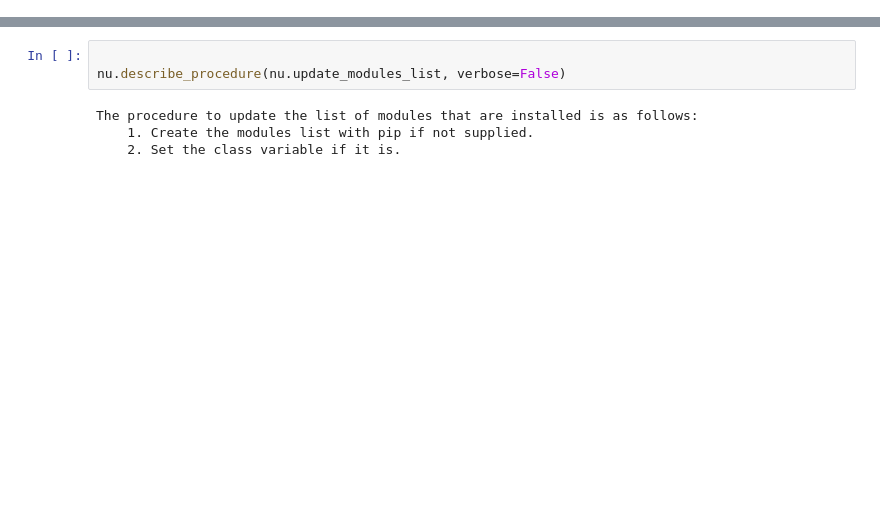
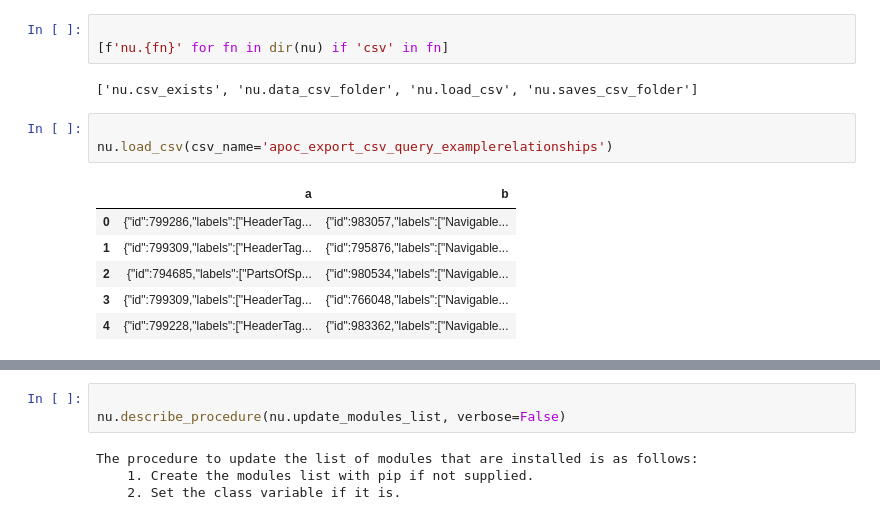
Before and after one commit to dbabbitt/job-hunting, a Jupyter notebook: ipynb/OS Path Navigation.ipynb, the cells around one changed output, grey strips where cells are left out. Saved outputs shown, nothing was run; the diff lists cells and outputs as text; blank space fills up the shorter version.

```diff
--- a/ipynb/OS Path Navigation.ipynb
+++ b/ipynb/OS Path Navigation.ipynb
@@ -17,0 +55,15 @@ Utility libraries created in 3 seconds
+# %%
+
+[f'nu.{fn}' for fn in dir(nu) if 'csv' in fn]
+# %% [output]
+['nu.csv_exists', 'nu.data_csv_folder', 'nu.load_csv', 'nu.saves_csv_folder']
+# %%
+
+nu.load_csv(csv_name='apoc_export_csv_query_examplerelationships')
+# %% [output]
+|  | a | b |
+| 0 | {"id":799286,"labels":["HeaderTag... | {"id":983057,"labels":["Navigable... |
+| 1 | {"id":799309,"labels":["HeaderTag... | {"id":795876,"labels":["Navigable... |
+| 2 | {"id":794685,"labels":["PartsOfSp... | {"id":980534,"labels":["Navigable... |
+| 3 | {"id":799309,"labels":["HeaderTag... | {"id":766048,"labels":["Navigable... |
+| 4 | {"id":799228,"labels":["HeaderTag... | {"id":983362,"labels":["Navigable... |
```
Also changed, not shown: parts of 9 cells of this notebook, 15 other files.
